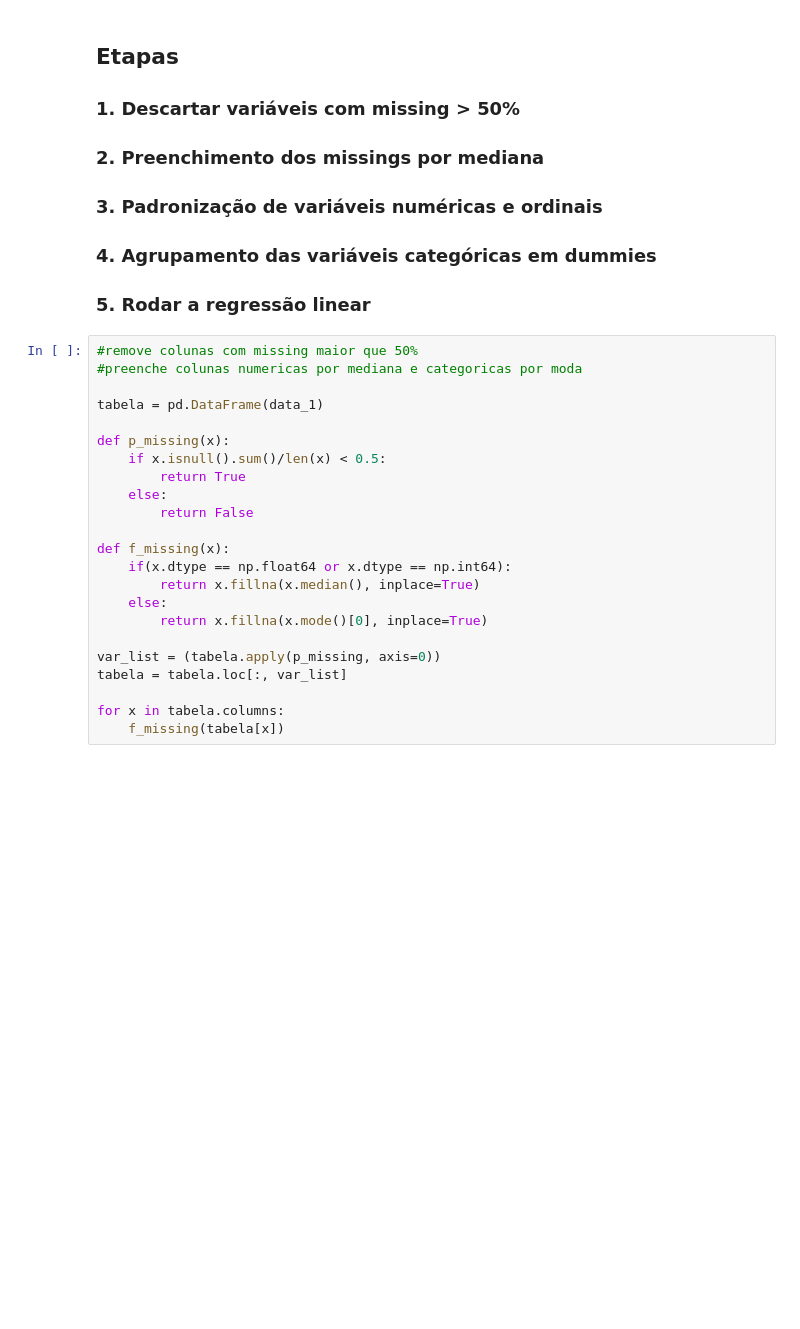
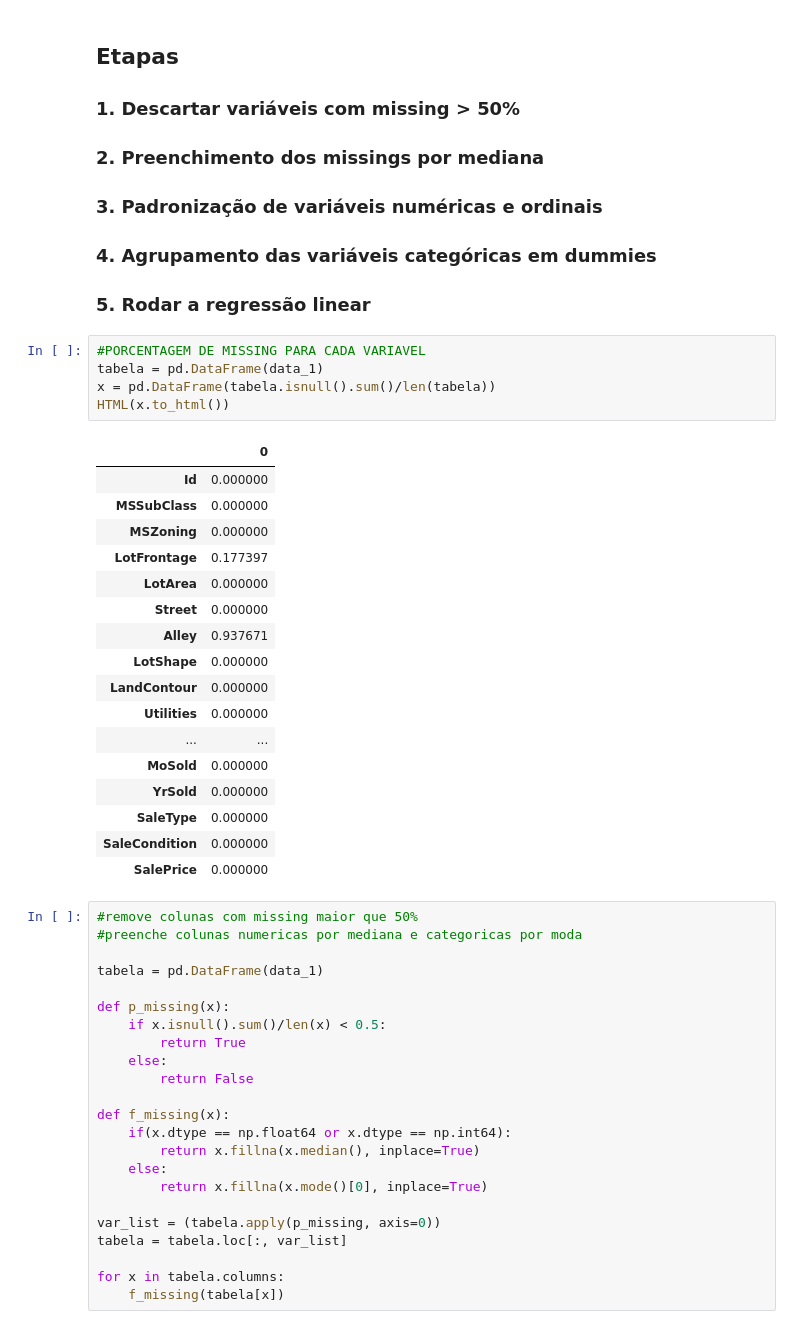
Before and after one commit to paulobueno/house_prices, a Jupyter notebook: V1.ipynb, the cells around one changed output. Drawn from its saved outputs; the diff is of its cells as text; blank space fills up the shorter version.

```diff
--- a/V1.ipynb
+++ b/V1.ipynb
@@ -92,6 +95,29 @@ print(s)
 ### 3. Padronização de variáveis numéricas e ordinais
 ### 4. Agrupamento das variáveis categóricas em dummies
 ### 5. Rodar a regressão linear
+# %%
+#PORCENTAGEM DE MISSING PARA CADA VARIAVEL
+tabela = pd.DataFrame(data_1)
+x = pd.DataFrame(tabela.isnull().sum()/len(tabela))
+HTML(x.to_html())
+# %% [output]
+|  | 0 |
+| Id | 0.000000 |
+| MSSubClass | 0.000000 |
+| MSZoning | 0.000000 |
+| LotFrontage | 0.177397 |
+| LotArea | 0.000000 |
+| Street | 0.000000 |
+| Alley | 0.937671 |
+| LotShape | 0.000000 |
+| LandContour | 0.000000 |
+| Utilities | 0.000000 |
+| ... | ... |
+| MoSold | 0.000000 |
+| YrSold | 0.000000 |
+| SaleType | 0.000000 |
+| SaleCondition | 0.000000 |
+| SalePrice | 0.000000 |
 # %%
 #remove colunas com missing maior que 50%
 #preenche colunas numericas por mediana e categoricas por moda
```
Also changed, not shown: parts of 8 cells of this notebook.
